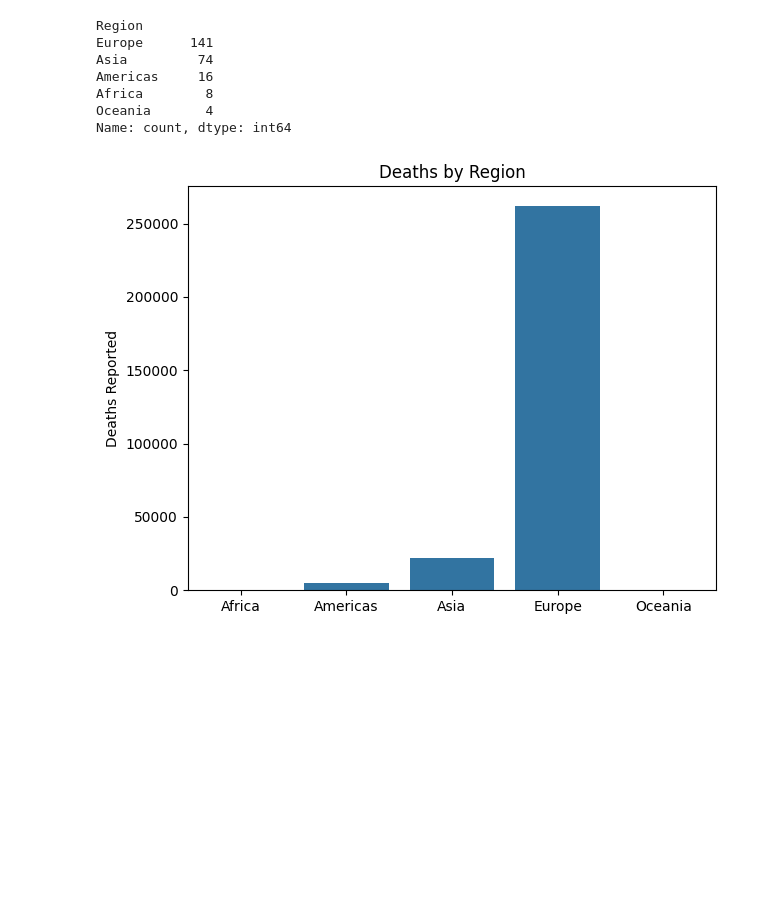
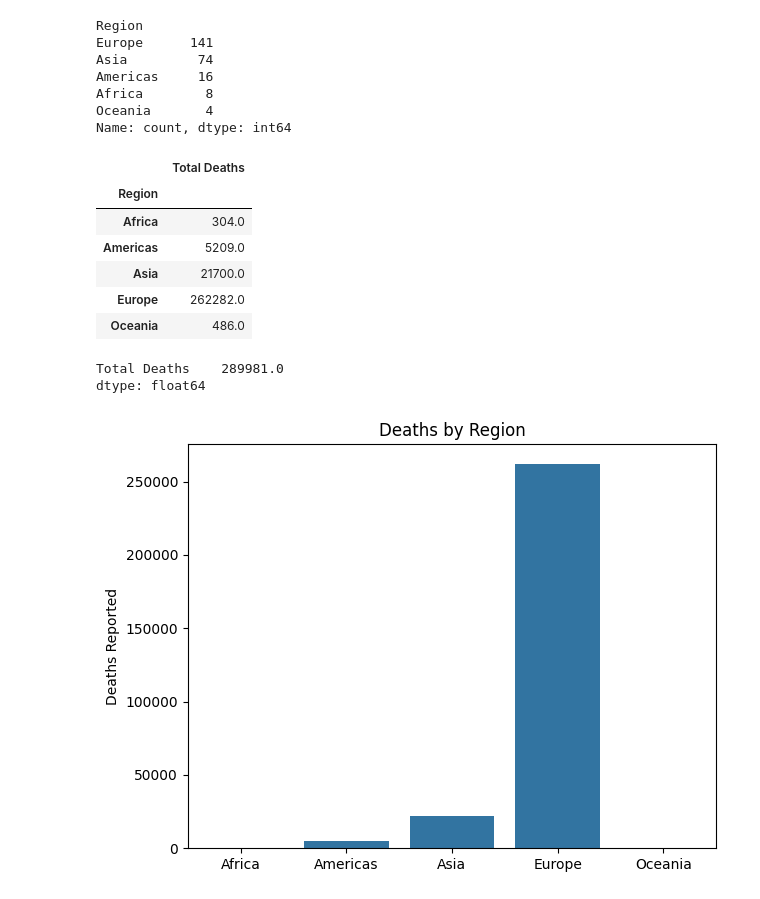
Before and after one commit to erindepree/project4, a Jupyter notebook: code/erin_clean.ipynb, the cells around one changed output. Drawn from its saved outputs; the diff is of its cells as text; code cells hidden in the pictures; blank space fills up the shorter version.

```diff
--- a/code/erin_clean.ipynb
+++ b/code/erin_clean.ipynb
@@ -162,6 +162,21 @@ Oceania       4
 Name: count, dtype: int64
 # %%
 ddf = df.groupby("Region").agg({'Total Deaths': 'sum'})
+# %%
+ddf
+# %% [output]
+|  | Total Deaths |
+| Region |  |
+| Africa | 304.0 |
+| Americas | 5209.0 |
+| Asia | 21700.0 |
+| Europe | 262282.0 |
+| Oceania | 486.0 |
+# %%
+ddf.sum()
+# %% [output]
+Total Deaths    289981.0
+dtype: float64
 # %%
 fig, ax = plt.subplots()
 
```
Also changed, not shown: 5 other files.
